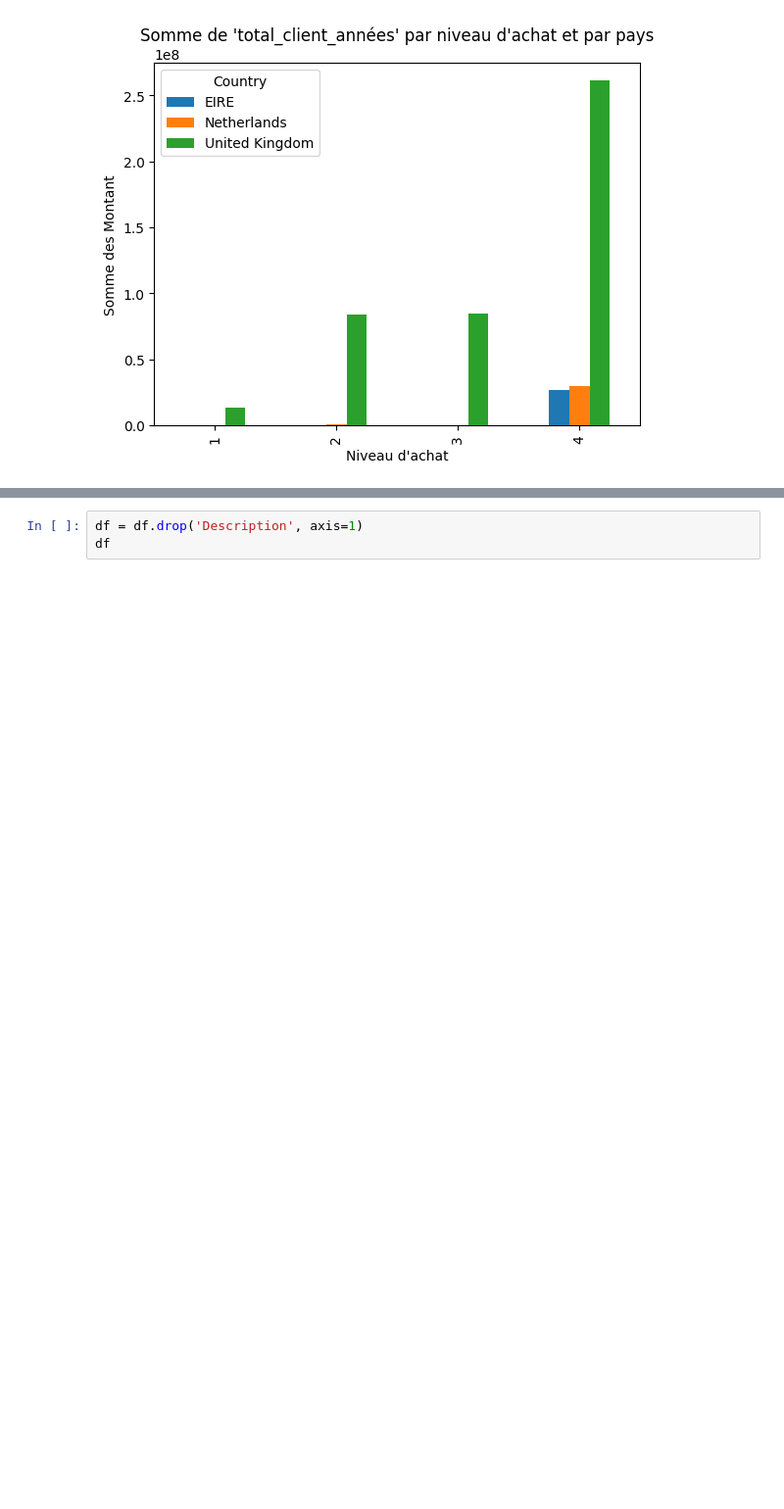
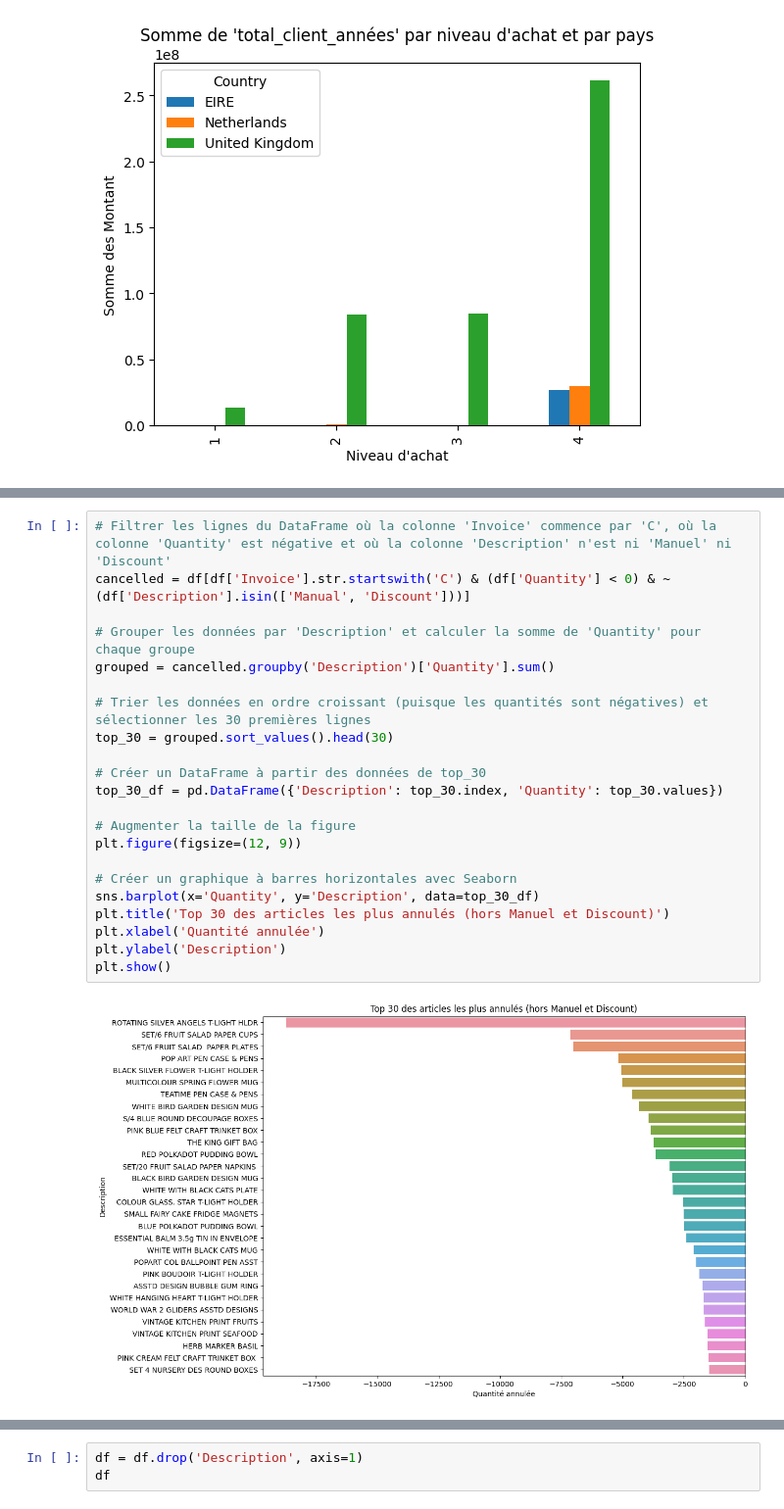
Before and after one commit to impejonathan/cluster_uk, a Jupyter notebook: 2_visu_graph.ipynb, the cells around one changed output, grey strips where cells are left out. Shown at 98% size. Cells and saved outputs as stored; diff of their text form; blank space fills up the shorter version.

```diff
--- a/2_visu_graph.ipynb
+++ b/2_visu_graph.ipynb
@@ -854,3 +913,27 @@ plt.ylabel('Description')
 plt.show()
 # %% [output]
 [figure]
+# %%
+# Filtrer les lignes du DataFrame où la colonne 'Invoice' commence par 'C', où la colonne 'Quantity' est négative et où la colonne 'Description' n'est ni 'Manuel' ni 'Discount'
+cancelled = df[df['Invoice'].str.startswith('C') & (df['Quantity'] < 0) & ~(df['Description'].isin(['Manual', 'Discount']))]
+
+# Grouper les données par 'Description' et calculer la somme de 'Quantity' pour chaque groupe
+grouped = cancelled.groupby('Description')['Quantity'].sum()
+
+# Trier les données en ordre croissant (puisque les quantités sont négatives) et sélectionner les 30 premières lignes
+top_30 = grouped.sort_values().head(30)
+
+# Créer un DataFrame à partir des données de top_30
+top_30_df = pd.DataFrame({'Description': top_30.index, 'Quantity': top_30.values})
+
+# Augmenter la taille de la figure
+plt.figure(figsize=(12, 9))
+
+# Créer un graphique à barres horizontales avec Seaborn
+sns.barplot(x='Quantity', y='Description', data=top_30_df)
+plt.title('Top 30 des articles les plus annulés (hors Manuel et Discount)')
+plt.xlabel('Quantité annulée')
+plt.ylabel('Description')
+plt.show()
+# %% [output]
+[figure, added]
```
Also changed, not shown: parts of 10 cells of this notebook, 3 other files.
